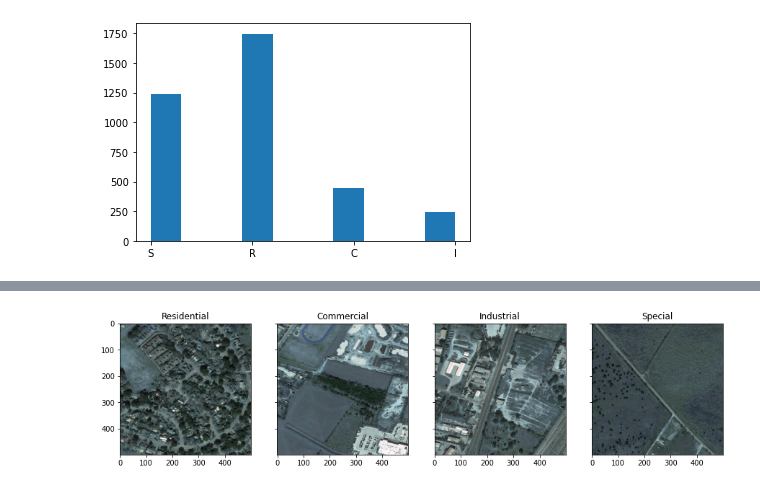
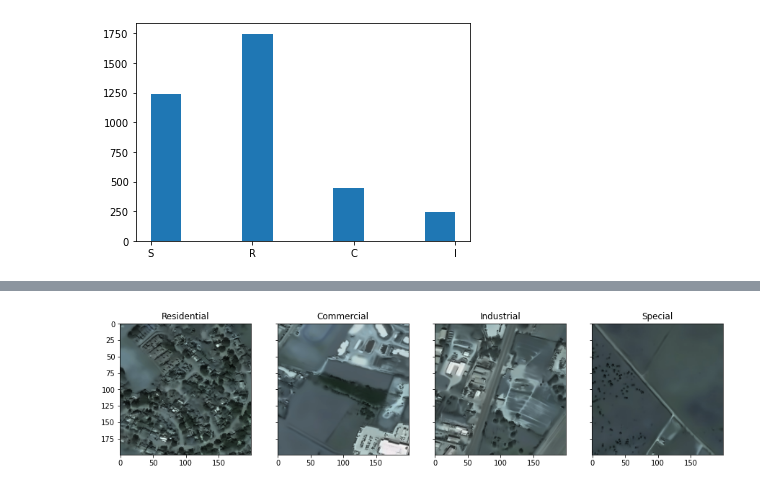
Before and after one commit to hyunjaec/MScA_Deep_Learning_Project, a Jupyter notebook: zoning_satellite.ipynb, the cells around one changed output, grey strips where cells are left out. Saved outputs shown, nothing was run; the diff lists cells and outputs as text; code cells hidden in the pictures.

```diff
--- a/zoning_satellite.ipynb
+++ b/zoning_satellite.ipynb
@@ -126,5 +131,3 @@ plt.hist(austin_df['zone'])
 [figure]
 # %%
 img_names = austin_df['image_name']
-# %%
-img_names = img_names
@@ -131,4 +145,8 @@ img_names = img_names
 # %%
+dim = (200, 200)
 img_df = []
 for i in img_names:
-  img_df.append(cv2.imread("/content/drive/My Drive/Data/" + str(i[:-4])+".jpg"))
+  visual_img = cv2.imread("/content/drive/My Drive/Data/" + str(i[:-4])+".jpg")
+  visual_img = cv2.resize(visual_img, dim, interpolation = cv2.INTER_AREA)
+  visual_img = cv2.fastNlMeansDenoisingColored(visual_img,None,10,10,7,15)
+  img_df.append(visual_img)
@@ -136,0 +153,3 @@ dim = (500, 500)
+# %%
+img_array = np.array(img_df)
+img_array.shape
@@ -147,23 +166,23 @@ img_df[0].shape
 # %%
 fig, ax = plt.subplots(1, 4, figsize=(15, 15), sharex=True, sharey=True)
 ax1, ax2, ax3, ax4 = ax.ravel()
 
-ax1.imshow(img_df[53], vmin=0, vmax=255, cmap=plt.cm.gray)
+ax1.imshow(np.array(img_array[53],np.int32))
 ax1.set_title('Residential')
 
-ax2.imshow(img_df[138], vmin=0, vmax=255, cmap=plt.cm.gray)
+ax2.imshow(np.array(img_array[138],np.int32))
 ax2.set_title('Commercial')
 
-ax3.imshow(img_df[397], vmin=0, vmax=255, cmap=plt.cm.gray)
+ax3.imshow(np.array(img_array[397],np.int32))
 ax3.set_title('Industrial')
 
-ax4.imshow(img_df[72], vmin=0, vmax=255, cmap=plt.cm.gray)
+ax4.imshow(np.array(img_array[72],np.int32))
 ax4.set_title('Special')
 
 
 plt.show()
 # %% [output]
-[figure, old version]
+[figure, new version]
 # %%
 img_df2 = np.array(img_df)
 zone_class = np.array(austin_df['zone'])
```
Also changed, not shown: parts of 24 cells of this notebook.
